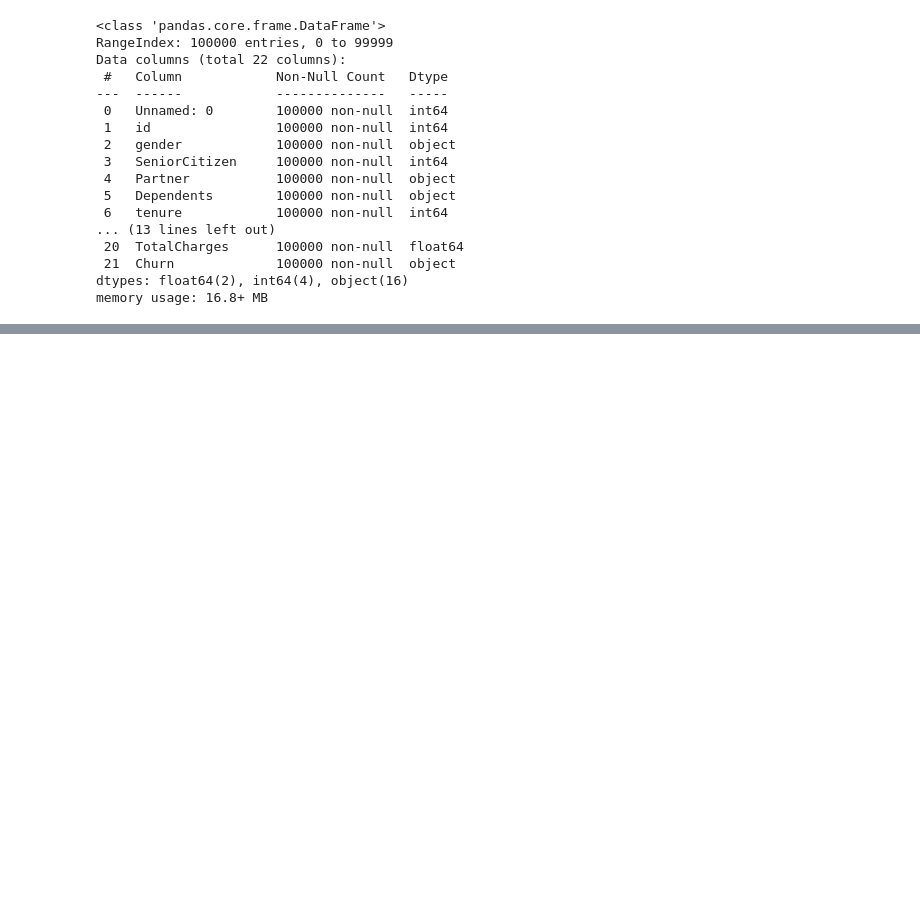
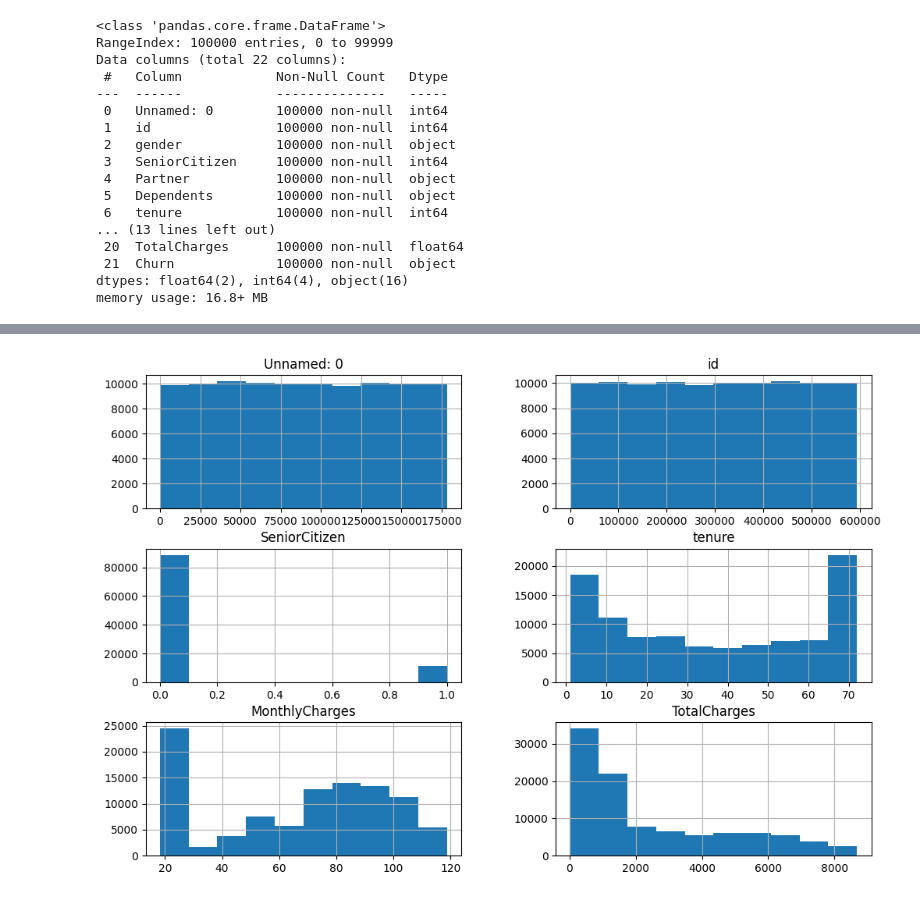
Before and after one commit to Bans1519/networksecurity, a Jupyter notebook: data/eda.ipynb, the cells around one changed output, grey strips where cells are left out. Drawn from its saved outputs; the diff is of its cells as text; code cells hidden in the pictures; blank space fills up the shorter version.

```diff
--- a/data/eda.ipynb
+++ b/data/eda.ipynb
@@ -48,0 +82,5 @@ df.drop('id',axis=1,inplace=True)
+# %%
+df.hist(figsize=(12, 8))
+plt.show()
+# %% [output]
+[figure, added]
```
Also changed, not shown: parts of 22 cells of this notebook, 5 other files.
